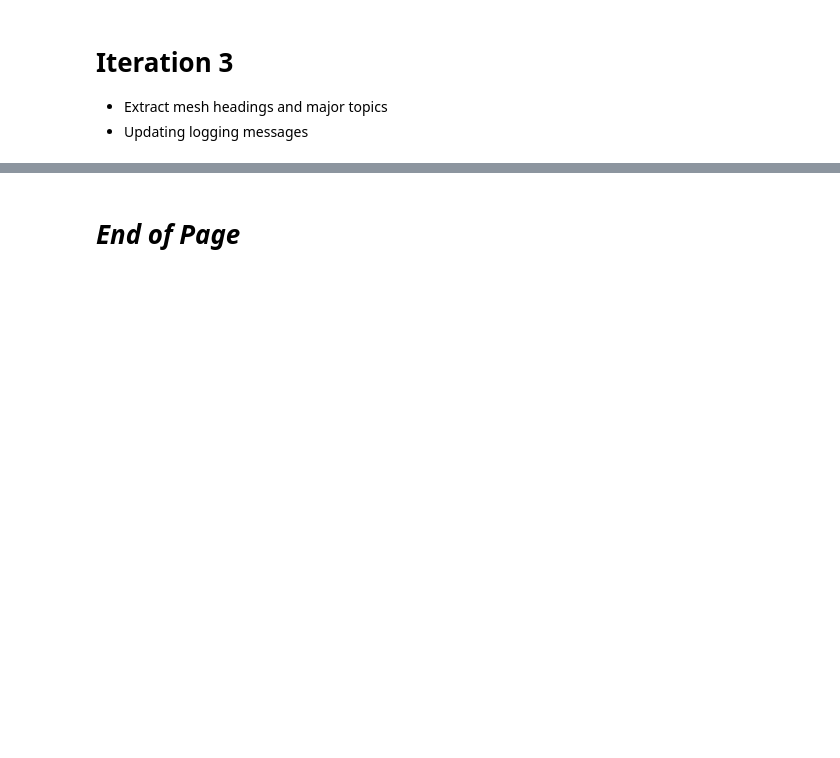
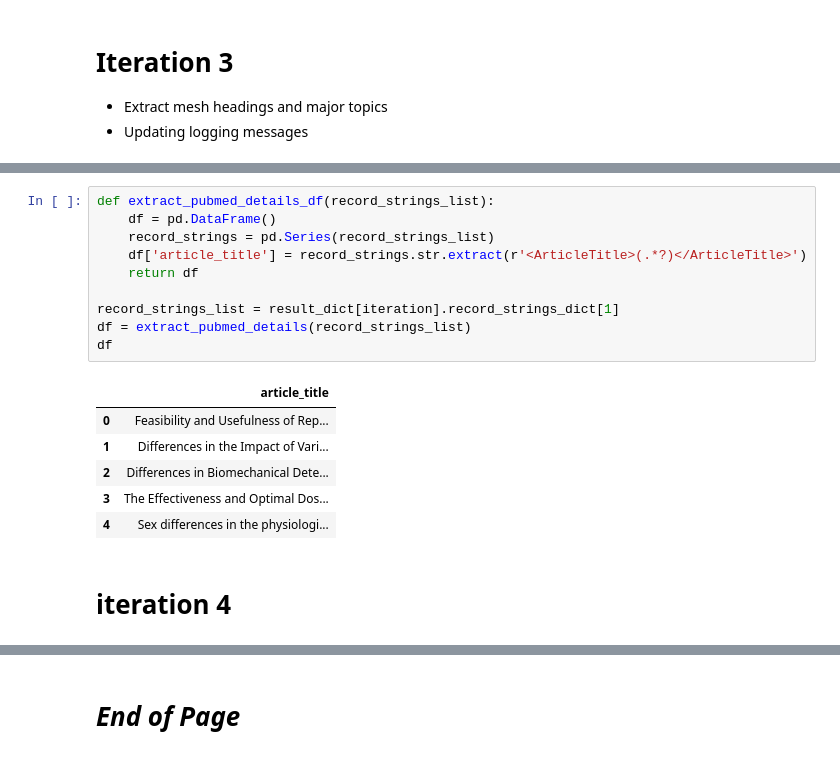
Before and after one commit to silvhua/pubmed-search, a Jupyter notebook: notebooks/2024-04-03 pubmed api.ipynb, the cells around one changed output, grey strips where cells are left out. Drawn from its saved outputs; the diff is of its cells as text; blank space fills up the shorter version.

```diff
--- a/notebooks/2024-04-03 pubmed api.ipynb
+++ b/notebooks/2024-04-03 pubmed api.ipynb
@@ -1836,0 +2156,19 @@ mesh qualifiers: ['epidemiology', 'complications']
+# %%
+def extract_pubmed_details_df(record_strings_list):
+    df = pd.DataFrame()
+    record_strings = pd.Series(record_strings_list)
+    df['article_title'] = record_strings.str.extract(r'<ArticleTitle>(.*?)</ArticleTitle>')
+    return df
+
+record_strings_list = result_dict[iteration].record_strings_dict[1]
+df = extract_pubmed_details(record_strings_list)
+df
+# %% [output]
+|  | article_title |
+| 0 | Feasibility and Usefulness of Rep... |
+| 1 | Differences in the Impact of Vari... |
+| 2 | Differences in Biomechanical Dete... |
+| 3 | The Effectiveness and Optimal Dos... |
+| 4 | Sex differences in the physiologi... |
+# %% [markdown]
+# iteration 4
```
Also changed, not shown: parts of 6 cells of this notebook.
